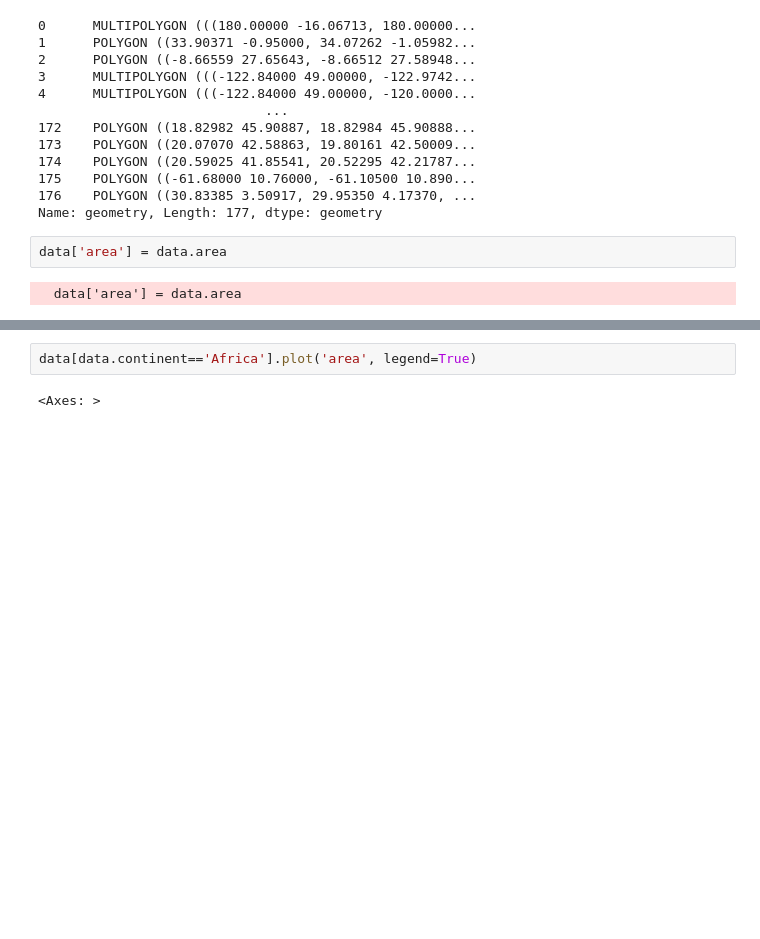
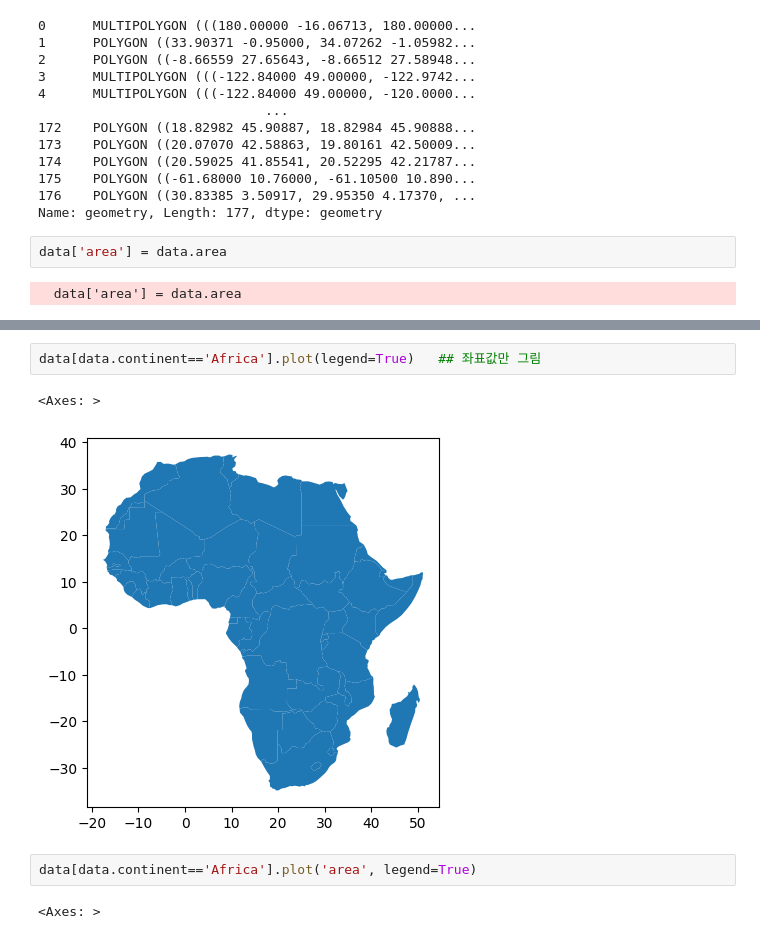
Before and after one commit to ukhyun-lee/stock_market_analysis, a Jupyter notebook: 중급/16일차_실습2.ipynb, the cells around one changed output, grey strips where cells are left out. Saved outputs shown, nothing was run; the diff lists cells and outputs as text; blank space fills up the shorter version.

```diff
--- a/중급/16일차_실습2.ipynb
+++ b/중급/16일차_실습2.ipynb
@@ -139,3 +135,8 @@ data
+# %%
+data[data.continent=='Africa'].plot(legend=True)   ## 좌표값만 그림
+# %% [output]
+<Axes: >
+[figure, added]
 # %%
 data[data.continent=='Africa'].plot('area', legend=True)
 # %% [output]
```
Also changed, not shown: parts of 23 cells of this notebook.
